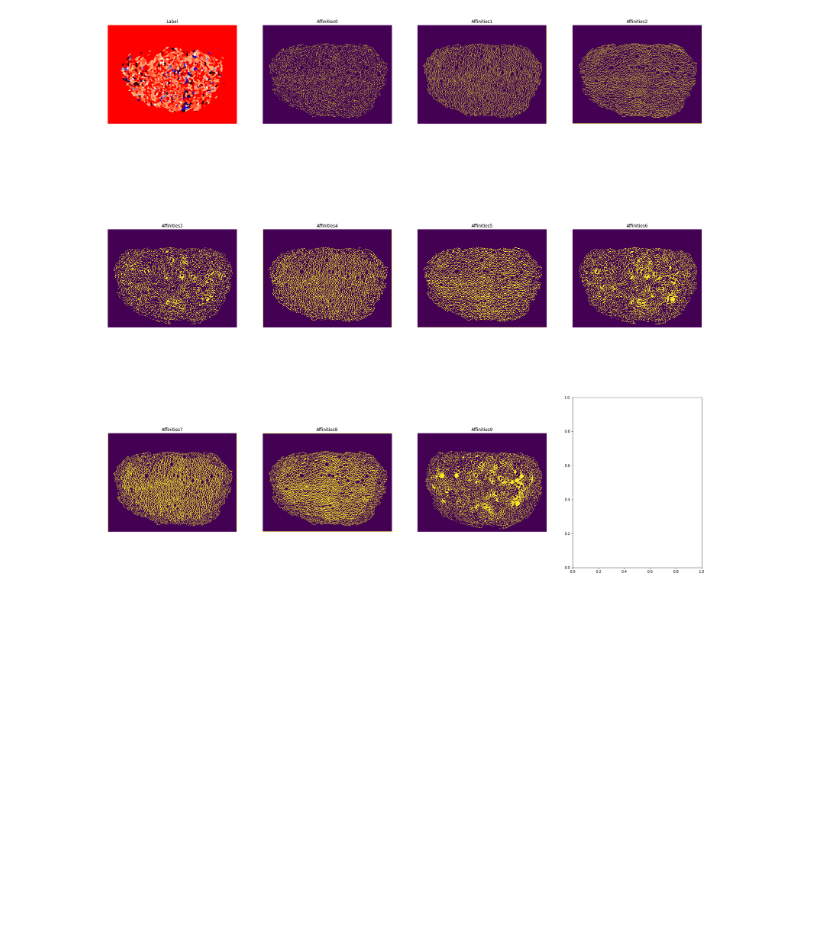
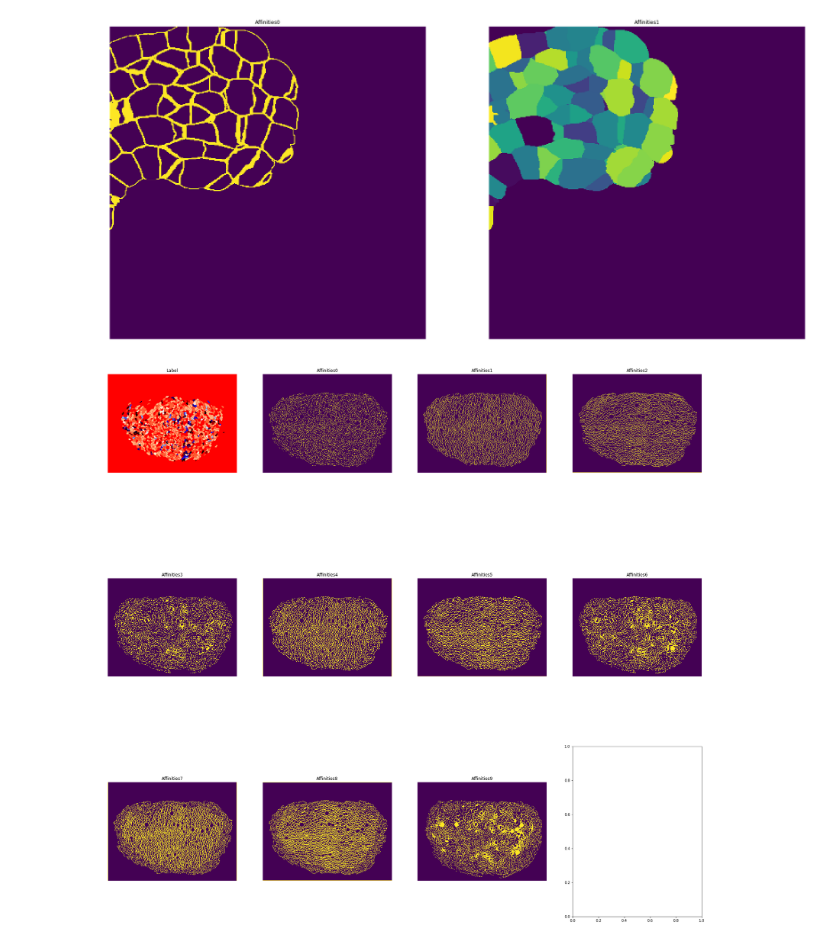
Before and after one commit to wolny/pytorch-3dunet, a Jupyter notebook: augment/transformer-test.ipynb, the cells around one changed output. Cells and saved outputs as stored; diff of their text form; code cells hidden in the pictures; blank space fills up the shorter version.

```diff
--- a/augment/transformer-test.ipynb
+++ b/augment/transformer-test.ipynb
@@ -3,6 +3,25 @@ from transforms import LabelToAffinities, RandomFlip, RandomRotate, RandomRotate
 import matplotlib.pyplot as plt
 import h5py
 import numpy as np
+# %%
+path = '/home/adrian/workspace/ilastik-datasets/Ovules/train/N_404_ds2x.h5'
+
+with h5py.File(path, 'r') as f:
+    label = f['label'][:, 100:, 500:]
+    t = StandardLabelToBoundary(ignore_index=0, append_label=True, blur=False, sigma=1.3)
+    lt = t(label)
+
+    fig, axes = plt.subplots(1,2, figsize=(30, 30))
+    ax = axes.ravel()
+
+    z_slice = 200
+
+    for i in range(lt.shape[0]):
+        ax[i].set_title(f'Affinities{i}')
+        ax[i].imshow(lt[i, z_slice, ...])
+        ax[i].set_axis_off()
+# %% [output]
+[figure, added]
 # %%
 path = '/home/adrian/workspace/ilastik-datasets/FlyWing/tracking/pro01.hdf'
 
```
Also changed, not shown: parts of 1 cell of this notebook, 2 other files.
